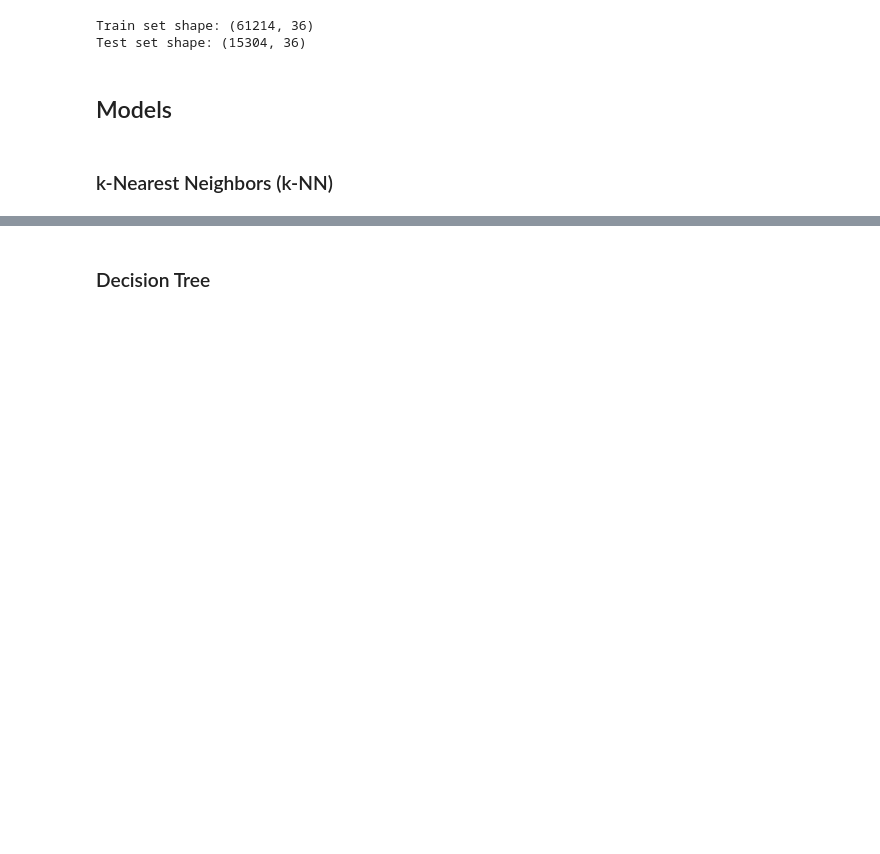
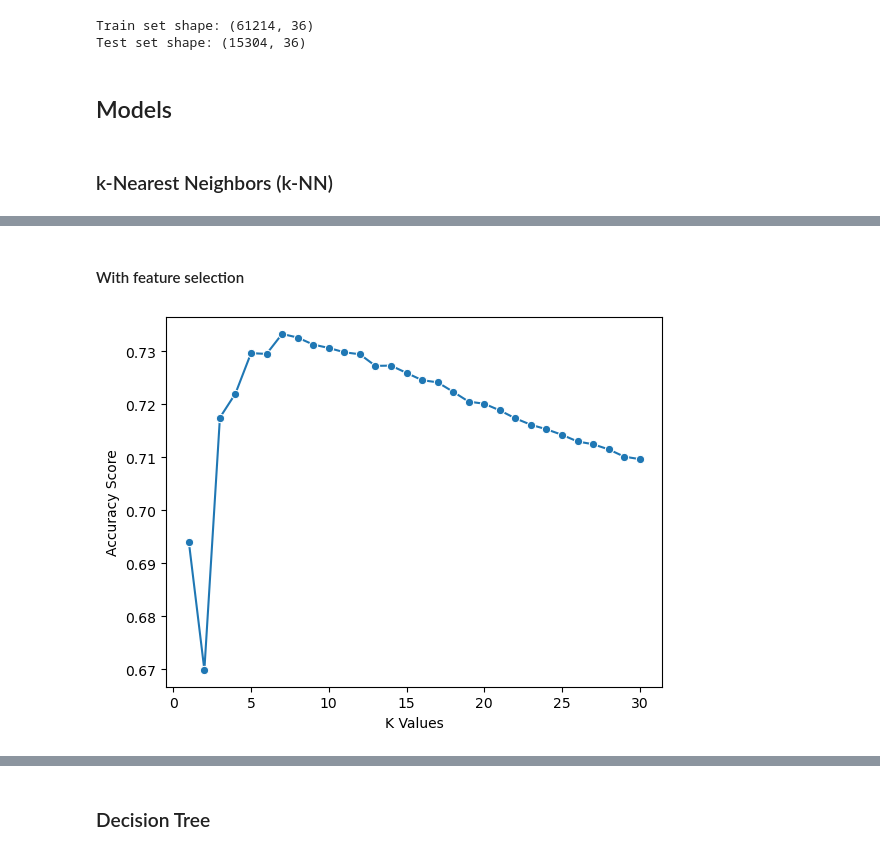
Before and after one commit to diogovenade/ia-academic-success, a Jupyter notebook: academic_success.ipynb, the cells around one changed output, grey strips where cells are left out. Saved outputs shown, nothing was run; the diff lists cells and outputs as text; code cells hidden in the pictures; blank space fills up the shorter version.

```diff
--- a/academic_success.ipynb
+++ b/academic_success.ipynb
@@ -231,6 +271,18 @@ X_test_s = X_test.copy()
 
 X_train_s[num_features] = scaler.fit_transform(X_train[num_features])
 X_test_s[num_features] = scaler.transform(X_test[num_features])
+
+socio_econ_features = ['Unemployment rate', 'Inflation rate', 'GDP']
+num_features_wo_socio = [f for f in num_features if f not in socio_econ_features]
+
+X_train_wo_socio = X_train.drop(socio_econ_features, axis=1)
+X_test_wo_socio = X_test.drop(socio_econ_features, axis=1)
+
+scaler_wo_socio = StandardScaler()
+X_train_s_wo_socio = X_train_wo_socio.copy()
+X_test_s_wo_socio = X_test_wo_socio.copy()
+X_train_s_wo_socio[num_features_wo_socio] = scaler_wo_socio.fit_transform(X_train_wo_socio[num_features_wo_socio])
+X_test_s_wo_socio[num_features_wo_socio] = scaler_wo_socio.transform(X_test_wo_socio[num_features_wo_socio])
 # %% [markdown]
 ## Models
 # %% [markdown]
@@ -291,0 +342,21 @@ Confusion Matrix:
+# %% [markdown]
+#### With feature selection
+# %%
+from sklearn.neighbors import KNeighborsClassifier
+from sklearn.model_selection import cross_val_score
+
+k_values = [i for i in range (1,31)]
+scores = []
+
+for k in tqdm(k_values, desc="Evaluating k values"):
+    knn = KNeighborsClassifier(n_neighbors=k)
+    score = cross_val_score(knn, X_train_s_wo_socio, y_train, cv=5, n_jobs=-1)
+    scores.append(np.mean(score))
+
+sb.lineplot(x = k_values, y = scores, marker = 'o')
+plt.xlabel("K Values")
+plt.ylabel("Accuracy Score")
+
+plt.show()
+# %% [output]
+[figure, added]
```
Also changed, not shown: parts of 31 cells of this notebook.
